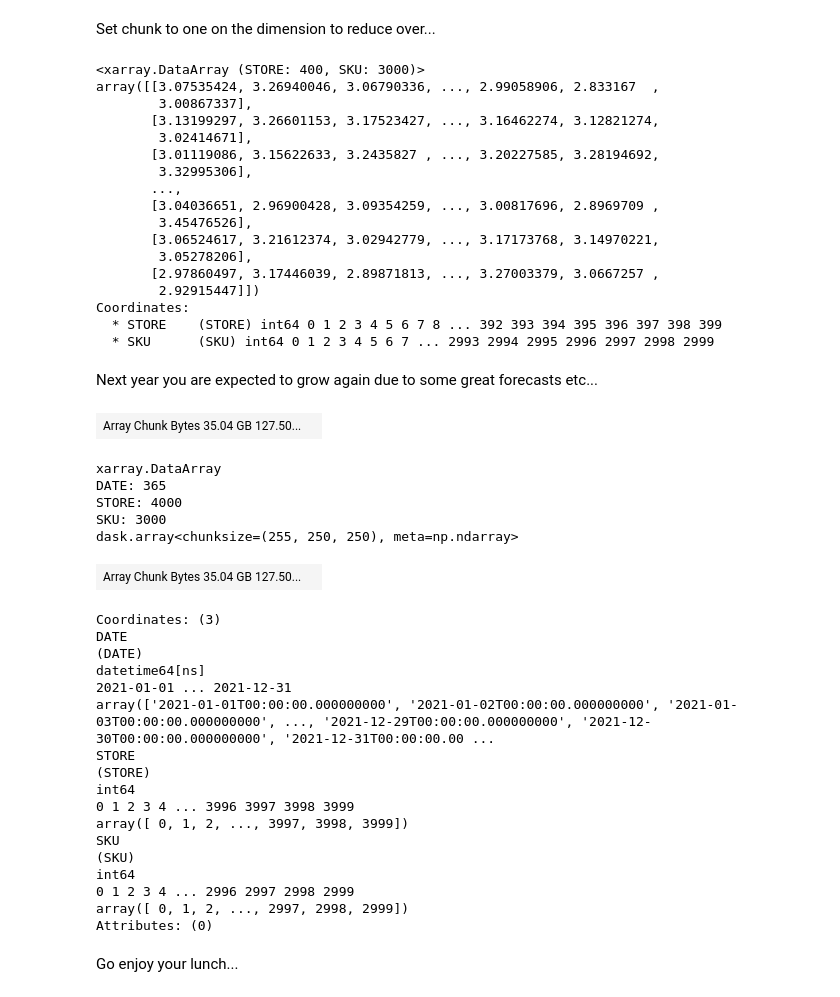
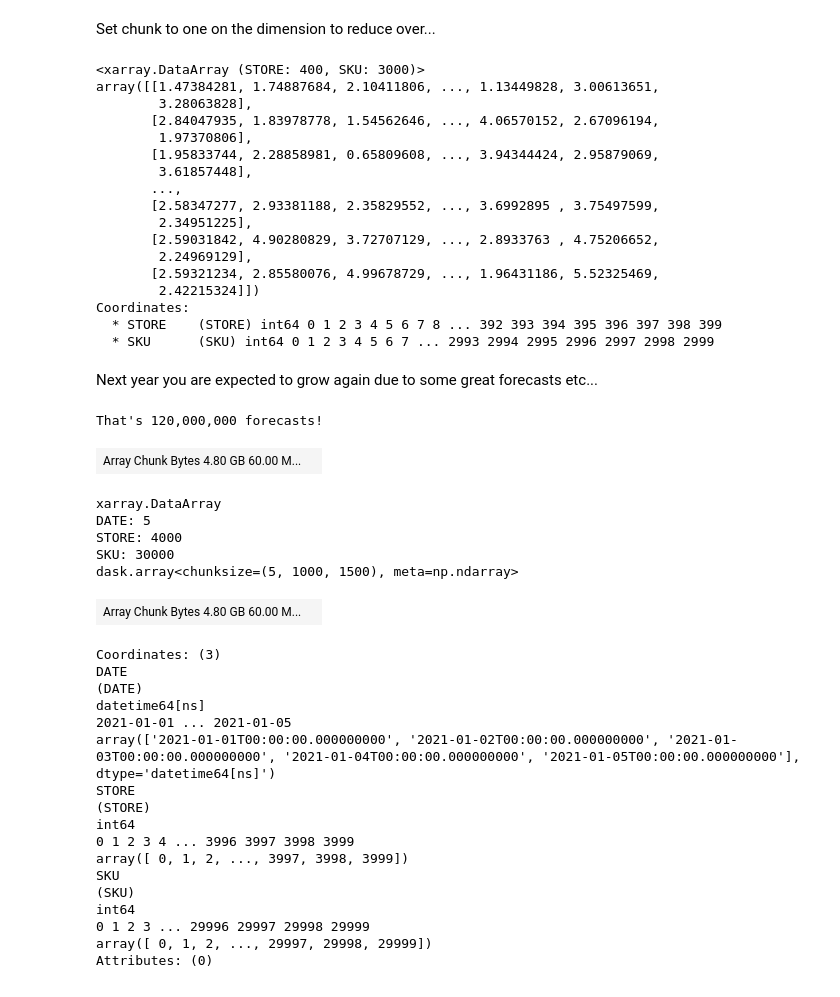
Before and after one commit to raybellwaves/xskillscore-tutorial, a Jupyter notebook: 03_Big_Data.ipynb, the cells around one changed output. Cells and saved outputs as stored; diff of their text form; code cells hidden in the pictures.

```diff
--- a/03_Big_Data.ipynb
+++ b/03_Big_Data.ipynb
@@ -20,5 +27,5 @@ skus = np.arange(3000)
 # %%
-dates = pd.date_range("1/1/2020", "12/31/2020", freq="D")
+dates = pd.date_range("1/1/2021", "1/5/2021", freq="D")
 # %%
 data = da.random.randint(10, size=(len(dates), len(stores), len(skus)))
 data
@@ -83,36 +90,41 @@ Attributes: (0)
 # %% [markdown]
 Set chunk to one on the dimension to reduce over...
 # %%
-print(xs.rmse(y.chunk({'DATE': -1}), yhat.chunk({'DATE': -1}), 'DATE').compute())
+print(xs.rmse(y, yhat, 'DATE').compute())
 # %% [output]
 <xarray.DataArray (STORE: 400, SKU: 3000)>
-array([[3.07535424, 3.26940046, 3.06790336, ..., 2.99058906, 2.833167  ,
-        3.00867337],
-       [3.13199297, 3.26601153, 3.17523427, ..., 3.16462274, 3.12821274,
-        3.02414671],
-       [3.01119086, 3.15622633, 3.2435827 , ..., 3.20227585, 3.28194692,
-        3.32995306],
+array([[1.47384281, 1.74887684, 2.10411806, ..., 1.13449828, 3.00613651,
+        3.28063828],
+       [2.84047935, 1.83978778, 1.54562646, ..., 4.06570152, 2.67096194,
+        1.97370806],
+       [1.95833744, 2.28858981, 0.65809608, ..., 3.94344424, 2.95879069,
+        3.61857448],
        ...,
-       [3.04036651, 2.96900428, 3.09354259, ..., 3.00817696, 2.8969709 ,
-        3.45476526],
-       [3.06524617, 3.21612374, 3.02942779, ..., 3.17173768, 3.14970221,
-        3.05278206],
-       [2.97860497, 3.17446039, 2.89871813, ..., 3.27003379, 3.0667257 ,
-        2.92915447]])
+       [2.58347277, 2.93381188, 2.35829552, ..., 3.6992895 , 3.75497599,
+        2.34951225],
+       [2.59031842, 4.90280829, 3.72707129, ..., 2.8933763 , 4.75206652,
+        2.24969129],
+       [2.59321234, 2.85580076, 4.99678729, ..., 1.96431186, 5.52325469,
+        2.42215324]])
 Coordinates:
   * STORE    (STORE) int64 0 1 2 3 4 5 6 7 8 ... 392 393 394 395 396 397 398 399
   * SKU      (SKU) int64 0 1 2 3 4 5 6 7 ... 2993 2994 2995 2996 2997 2998 2999
 # %% [markdown]
 Next year you are expected to grow again due to some great forecasts etc...
 # %%
-stores = np.arange(4000)
-skus = np.arange(3000)
-dates = pd.date_range("1/1/2021", "12/31/2021", freq="D")
+nstores = 4000
+nskus = 30000
+nforecasts = nstores * nskus
+print(f"That's {nforecasts:,d} forecasts!")
+
+stores = np.arange(nstores)
+skus = np.arange(nskus)
 
 data = da.random.randint(10, size=(len(dates), len(stores), len(skus)))
 data
 # %% [output]
+That's 120,000,000 forecasts!
-| Array Chunk Bytes 35.04 GB 127.50... |  |
+| Array Chunk Bytes 4.80 GB 60.00 M... |  |
 # %%
 y = xr.DataArray(data, coords=[dates, stores, skus], dims=["DATE", "STORE", "SKU"])
 
@@ -121,17 +133,17 @@ yhat = y + (y * noise)
 yhat
 # %% [output]
 xarray.DataArray
-DATE: 365
+DATE: 5
 STORE: 4000
-SKU: 3000
-dask.array<chunksize=(255, 250, 250), meta=np.ndarray>
+SKU: 30000
+dask.array<chunksize=(5, 1000, 1500), meta=np.ndarray>
-| Array Chunk Bytes 35.04 GB 127.50... |  |
+| Array Chunk Bytes 4.80 GB 60.00 M... |  |
 Coordinates: (3)
 DATE
 (DATE)
 datetime64[ns]
-2021-01-01 ... 2021-12-31
-array(['2021-01-01T00:00:00.000000000', '2021-01-02T00:00:00.000000000', '2021-01-03T00:00:00.000000000', ..., '2021-12-29T00:00:00.000000000', '2021-12-30T00:00:00.000000000', '2021-12-31T00:00:00.00 ...
+2021-01-01 ... 2021-01-05
+array(['2021-01-01T00:00:00.000000000', '2021-01-02T00:00:00.000000000', '2021-01-03T00:00:00.000000000', '2021-01-04T00:00:00.000000000', '2021-01-05T00:00:00.000000000'], dtype='datetime64[ns]')
 STORE
 (STORE)
 int64
@@ -140,9 +152,7 @@ array([ 0, 1, 2, ..., 3997, 3998, 3999])
 SKU
 (SKU)
 int64
-0 1 2 3 4 ... 2996 2997 2998 2999
-array([ 0, 1, 2, ..., 2997, 2998, 2999])
+0 1 2 3 ... 29996 29997 29998 29999
+array([ 0, 1, 2, ..., 29997, 29998, 29999])
 Attributes: (0)
-# %% [markdown]
-Go enjoy your lunch...
 # %%
```
Also changed, not shown: parts of 7 cells of this notebook, 1 other file.
